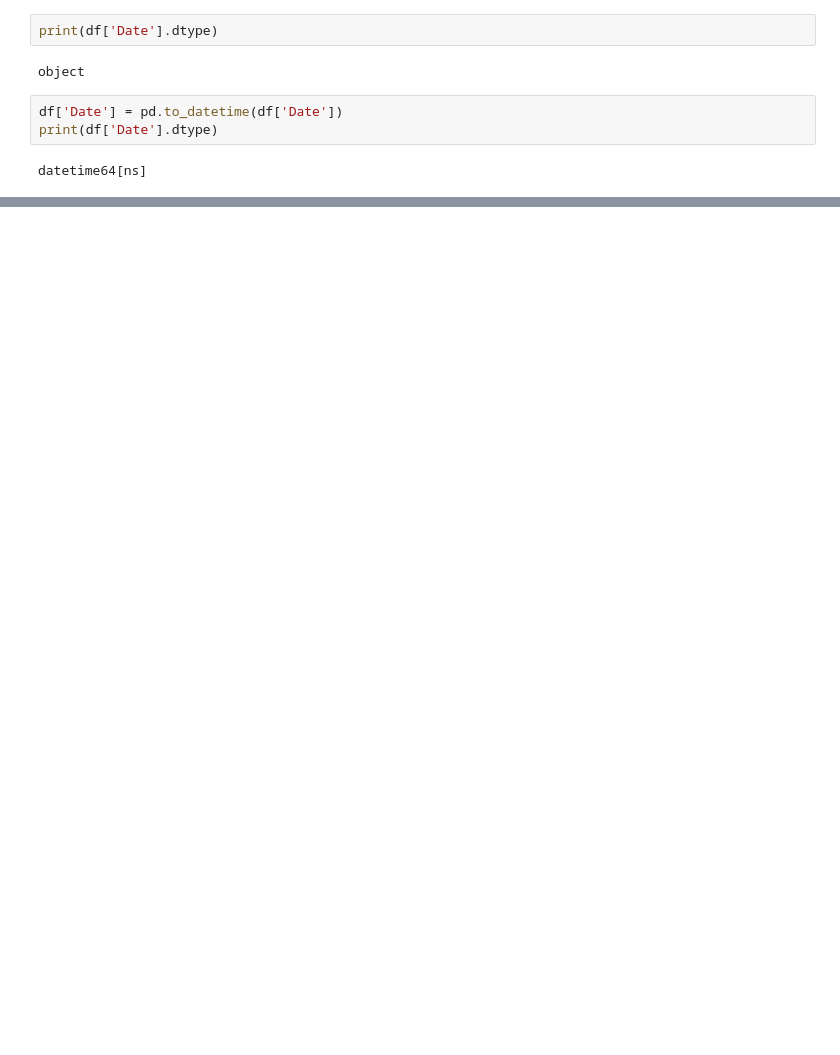
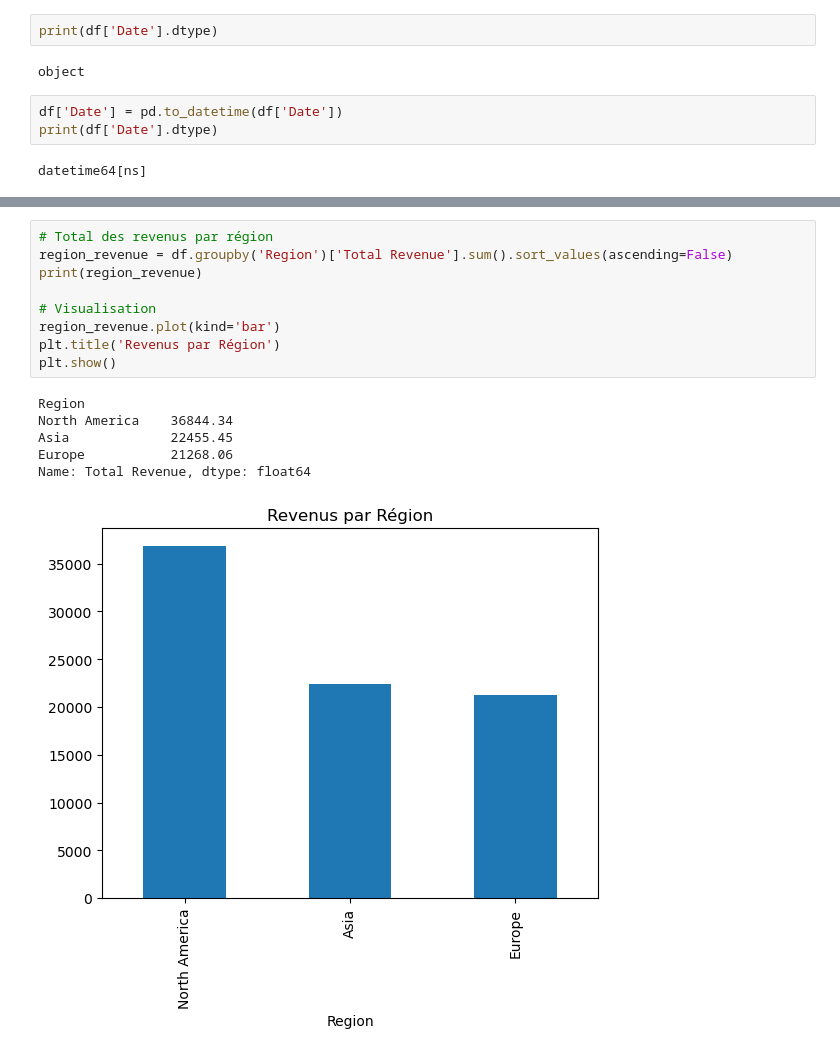
Before and after one commit to BOUZID38ABDELKADER/Online-Sales-Data, a Jupyter notebook: Online Sales Data.ipynb, the cells around one changed output, grey strips where cells are left out. Saved outputs shown, nothing was run; the diff lists cells and outputs as text; blank space fills up the shorter version.

```diff
--- a/Online Sales Data.ipynb
+++ b/Online Sales Data.ipynb
@@ -89,0 +132,16 @@ datetime64[ns]
+# %%
+# Total des revenus par région
+region_revenue = df.groupby('Region')['Total Revenue'].sum().sort_values(ascending=False)
+print(region_revenue)
+
+# Visualisation
+region_revenue.plot(kind='bar')
+plt.title('Revenus par Région')
+plt.show()
+# %% [output]
+Region
+North America    36844.34
+Asia             22455.45
+Europe           21268.06
+Name: Total Revenue, dtype: float64
+[figure, added]
```
Also changed, not shown: parts of 6 cells of this notebook.
